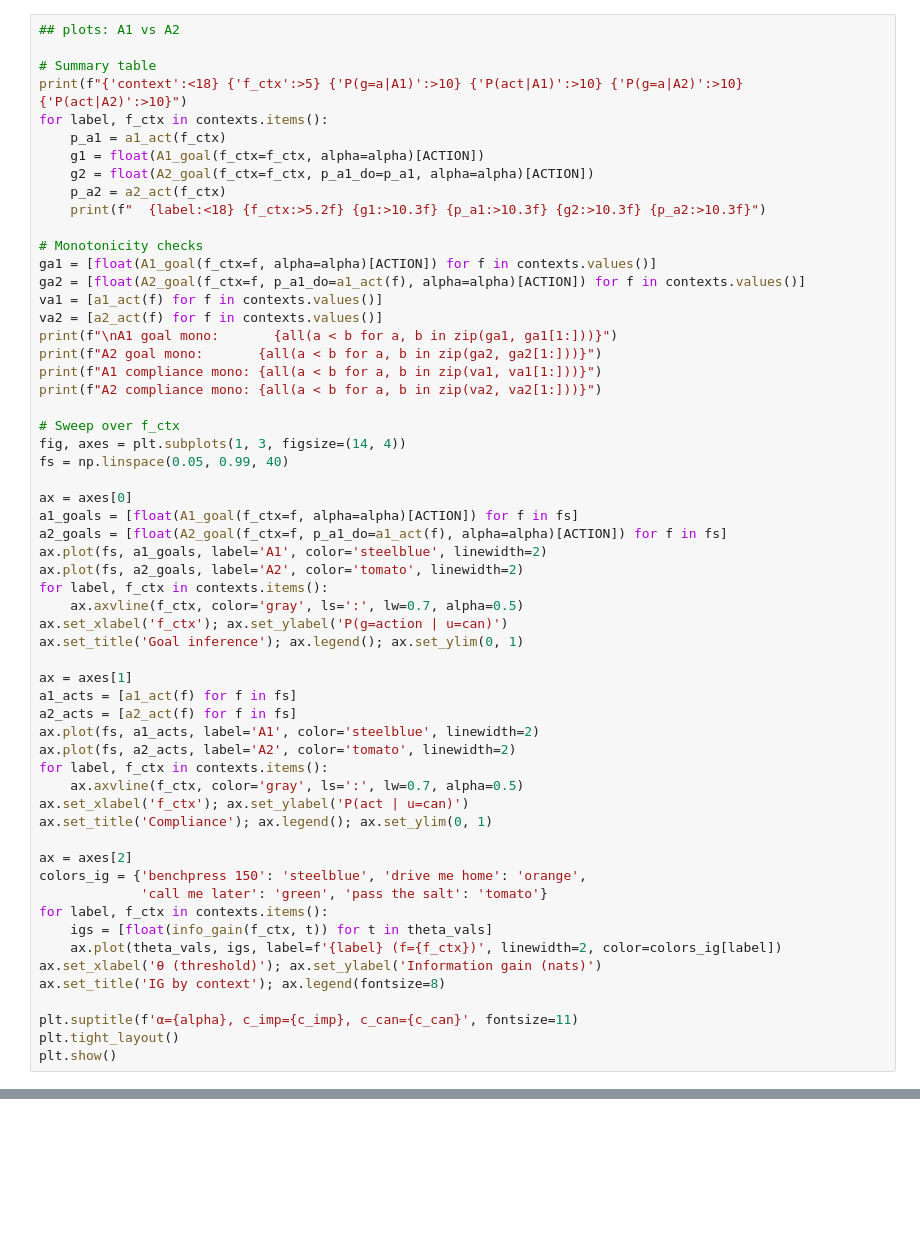
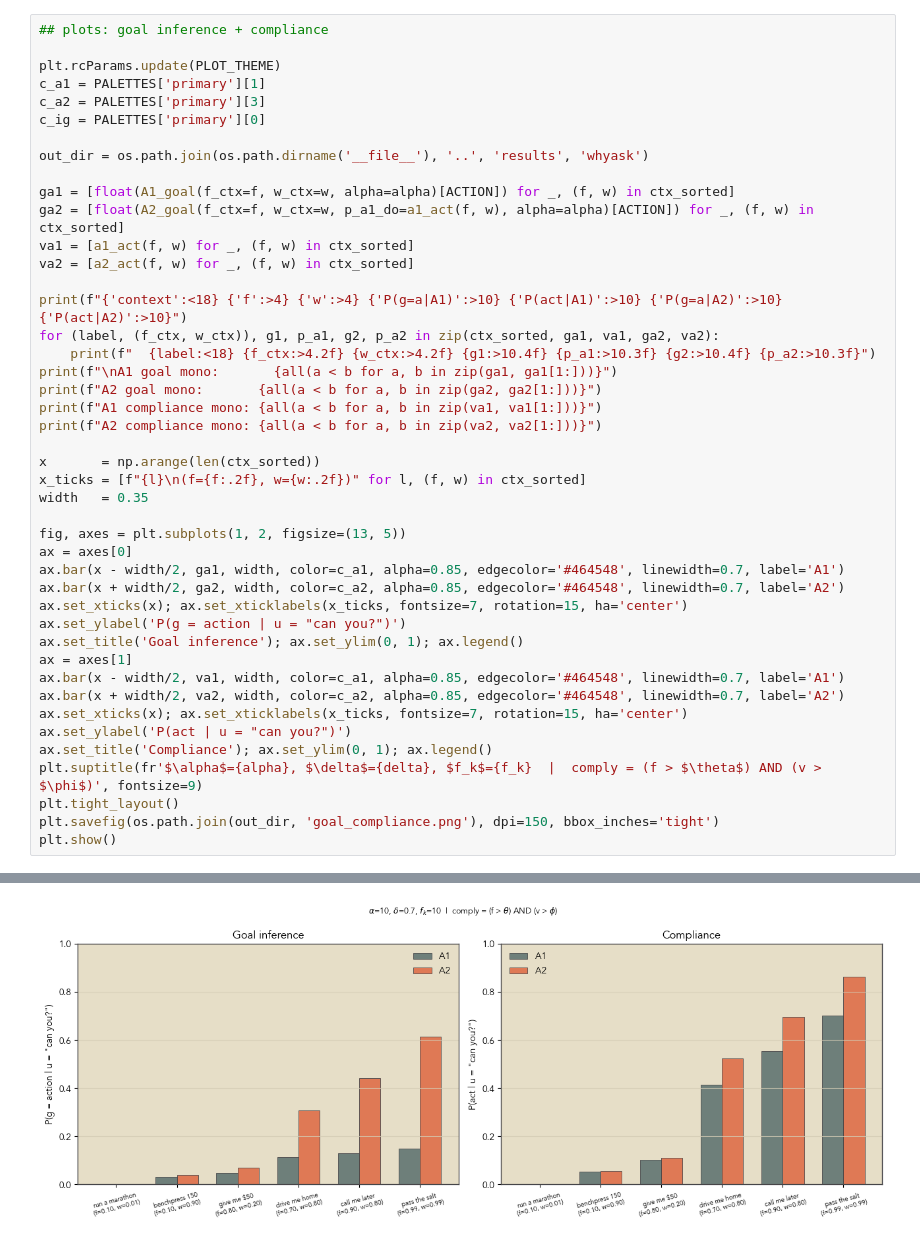
Before and after one commit to SocialInteractionLab/can_you, a Jupyter notebook: model/whyask.ipynb, the cells around one changed output, grey strips where cells are left out. Cells and saved outputs as stored; diff of their text form; blank space fills up the shorter version.

```diff
--- a/model/whyask.ipynb
+++ b/model/whyask.ipynb
@@ -202,58 +250,45 @@ for label, f_ctx in contexts.items():
 # %%
-## plots: A1 vs A2
+## plots: goal inference + compliance
 
-# Summary table
-print(f"{'context':<18} {'f_ctx':>5} {'P(g=a|A1)':>10} {'P(act|A1)':>10} {'P(g=a|A2)':>10} {'P(act|A2)':>10}")
-for label, f_ctx in contexts.items():
-    p_a1 = a1_act(f_ctx)
-    g1 = float(A1_goal(f_ctx=f_ctx, alpha=alpha)[ACTION])
-    g2 = float(A2_goal(f_ctx=f_ctx, p_a1_do=p_a1, alpha=alpha)[ACTION])
-    p_a2 = a2_act(f_ctx)
-    print(f"  {label:<18} {f_ctx:>5.2f} {g1:>10.3f} {p_a1:>10.3f} {g2:>10.3f} {p_a2:>10.3f}")
+plt.rcParams.update(PLOT_THEME)
+c_a1 = PALETTES['primary'][1]
+c_a2 = PALETTES['primary'][3]
+c_ig = PALETTES['primary'][0]
 
-# Monotonicity checks
-ga1 = [float(A1_goal(f_ctx=f, alpha=alpha)[ACTION]) for f in contexts.values()]
-ga2 = [float(A2_goal(f_ctx=f, p_a1_do=a1_act(f), alpha=alpha)[ACTION]) for f in contexts.values()]
-va1 = [a1_act(f) for f in contexts.values()]
-va2 = [a2_act(f) for f in contexts.values()]
+out_dir = os.path.join(os.path.dirname('__file__'), '..', 'results', 'whyask')
+
+ga1 = [float(A1_goal(f_ctx=f, w_ctx=w, alpha=alpha)[ACTION]) for _, (f, w) in ctx_sorted]
+ga2 = [float(A2_goal(f_ctx=f, w_ctx=w, p_a1_do=a1_act(f, w), alpha=alpha)[ACTION]) for _, (f, w) in ctx_sorted]
+va1 = [a1_act(f, w) for _, (f, w) in ctx_sorted]
+va2 = [a2_act(f, w) for _, (f, w) in ctx_sorted]
+
+print(f"{'context':<18} {'f':>4} {'w':>4} {'P(g=a|A1)':>10} {'P(act|A1)':>10} {'P(g=a|A2)':>10} {'P(act|A2)':>10}")
+for (label, (f_ctx, w_ctx)), g1, p_a1, g2, p_a2 in zip(ctx_sorted, ga1, va1, ga2, va2):
+    print(f"  {label:<18} {f_ctx:>4.2f} {w_ctx:>4.2f} {g1:>10.4f} {p_a1:>10.3f} {g2:>10.4f} {p_a2:>10.3f}")
 print(f"\nA1 goal mono:       {all(a < b for a, b in zip(ga1, ga1[1:]))}")
 print(f"A2 goal mono:       {all(a < b for a, b in zip(ga2, ga2[1:]))}")
 print(f"A1 compliance mono: {all(a < b for a, b in zip(va1, va1[1:]))}")
 print(f"A2 compliance mono: {all(a < b for a, b in zip(va2, va2[1:]))}")
 
-# Sweep over f_ctx
-fig, axes = plt.subplots(1, 3, figsize=(14, 4))
-fs = np.linspace(0.05, 0.99, 40)
+x       = np.arange(len(ctx_sorted))
+x_ticks = [f"{l}\n(f={f:.2f}, w={w:.2f})" for l, (f, w) in ctx_sorted]
+width   = 0.35
 
+fig, axes = plt.subplots(1, 2, figsize=(13, 5))
 ax = axes[0]
-a1_goals = [float(A1_goal(f_ctx=f, alpha=alpha)[ACTION]) for f in fs]
-a2_goals = [float(A2_goal(f_ctx=f, p_a1_do=a1_act(f), alpha=alpha)[ACTION]) for f in fs]
-ax.plot(fs, a1_goals, label='A1', color='steelblue', linewidth=2)
-ax.plot(fs, a2_goals, label='A2', color='tomato', linewidth=2)
-for label, f_ctx in contexts.items():
-    ax.axvline(f_ctx, color='gray', ls=':', lw=0.7, alpha=0.5)
-ax.set_xlabel('f_ctx'); ax.set_ylabel('P(g=action | u=can)')
-ax.set_title('Goal inference'); ax.legend(); ax.set_ylim(0, 1)
-
+ax.bar(x - width/2, ga1, width, color=c_a1, alpha=0.85, edgecolor='#464548', linewidth=0.7, label='A1')
+ax.bar(x + width/2, ga2, width, color=c_a2, alpha=0.85, edgecolor='#464548', linewidth=0.7, label='A2')
+ax.set_xticks(x); ax.set_xticklabels(x_ticks, fontsize=7, rotation=15, ha='center')
+ax.set_ylabel('P(g = action | u = "can you?")')
+ax.set_title('Goal inference'); ax.set_ylim(0, 1); ax.legend()
 ax = axes[1]
-a1_acts = [a1_act(f) for f in fs]
-a2_acts = [a2_act(f) for f in fs]
-ax.plot(fs, a1_acts, label='A1', color='steelblue', linewidth=2)
-ax.plot(fs, a2_acts, label='A2', color='tomato', linewidth=2)
-for label, f_ctx in contexts.items():
-    ax.axvline(f_ctx, color='gray', ls=':', lw=0.7, alpha=0.5)
-ax.set_xlabel('f_ctx'); ax.set_ylabel('P(act | u=can)')
-ax.set_title('Compliance'); ax.legend(); ax.set_ylim(0, 1)
-
-ax = axes[2]
-colors_ig = {'benchpress 150': 'steelblue', 'drive me home': 'orange',
-             'call me later': 'green', 'pass the salt': 'tomato'}
-for label, f_ctx in contexts.items():
-    igs = [float(info_gain(f_ctx, t)) for t in theta_vals]
-    ax.plot(theta_vals, igs, label=f'{label} (f={f_ctx})', linewidth=2, color=colors_ig[label])
-ax.set_xlabel('θ (threshold)'); ax.set_ylabel('Information gain (nats)')
-ax.set_title('IG by context'); ax.legend(fontsize=8)
-
-plt.suptitle(f'α={alpha}, c_imp={c_imp}, c_can={c_can}', fontsize=11)
+ax.bar(x - width/2, va1, width, color=c_a1, alpha=0.85, edgecolor='#464548', linewidth=0.7, label='A1')
+ax.bar(x + width/2, va2, width, color=c_a2, alpha=0.85, edgecolor='#464548', linewidth=0.7, label='A2')
+ax.set_xticks(x); ax.set_xticklabels(x_ticks, fontsize=7, rotation=15, ha='center')
+ax.set_ylabel('P(act | u = "can you?")')
+ax.set_title('Compliance'); ax.set_ylim(0, 1); ax.legend()
+plt.suptitle(fr'$\alpha$={alpha}, $\delta$={delta}, $f_k$={f_k}  |  comply = (f > $\theta$) AND (v > $\phi$)', fontsize=9)
 plt.tight_layout()
+plt.savefig(os.path.join(out_dir, 'goal_compliance.png'), dpi=150, bbox_inches='tight')
 plt.show()
+# %% [output]
@@ -259,0 +307 @@ plt.show()
+[figure, added]
```
Also changed, not shown: parts of 9 cells of this notebook, 7 other files.
